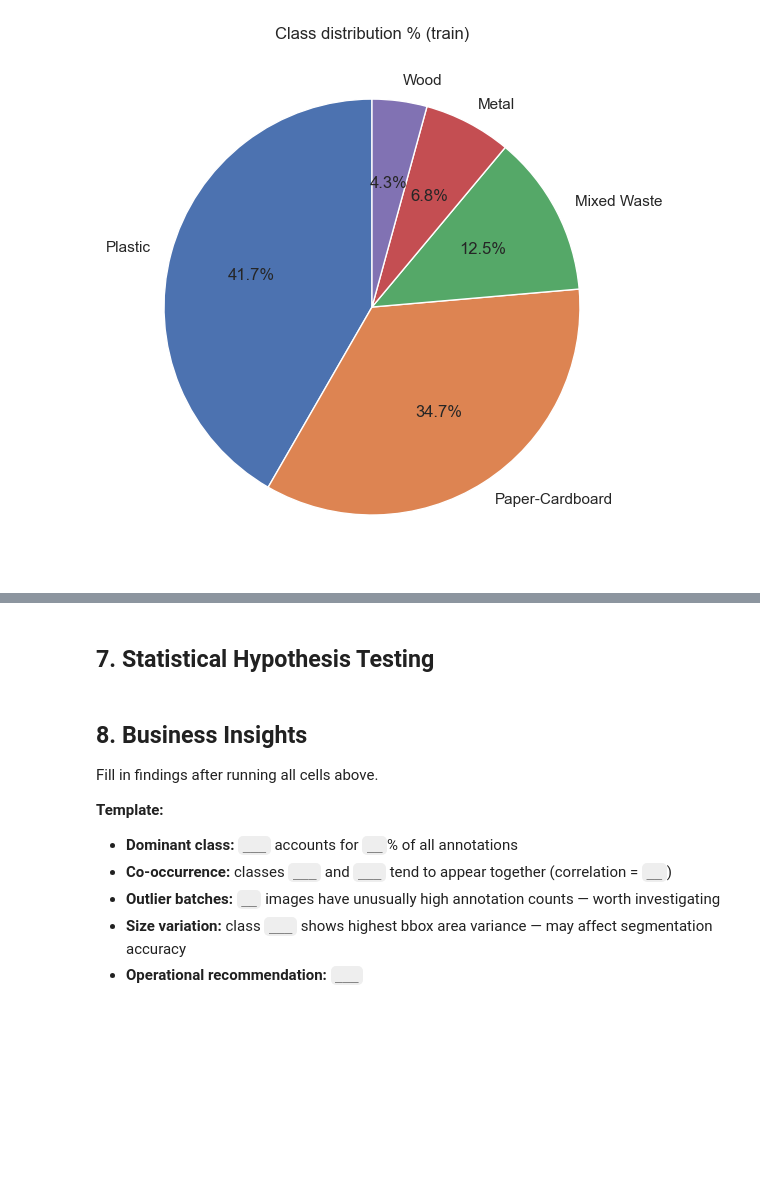
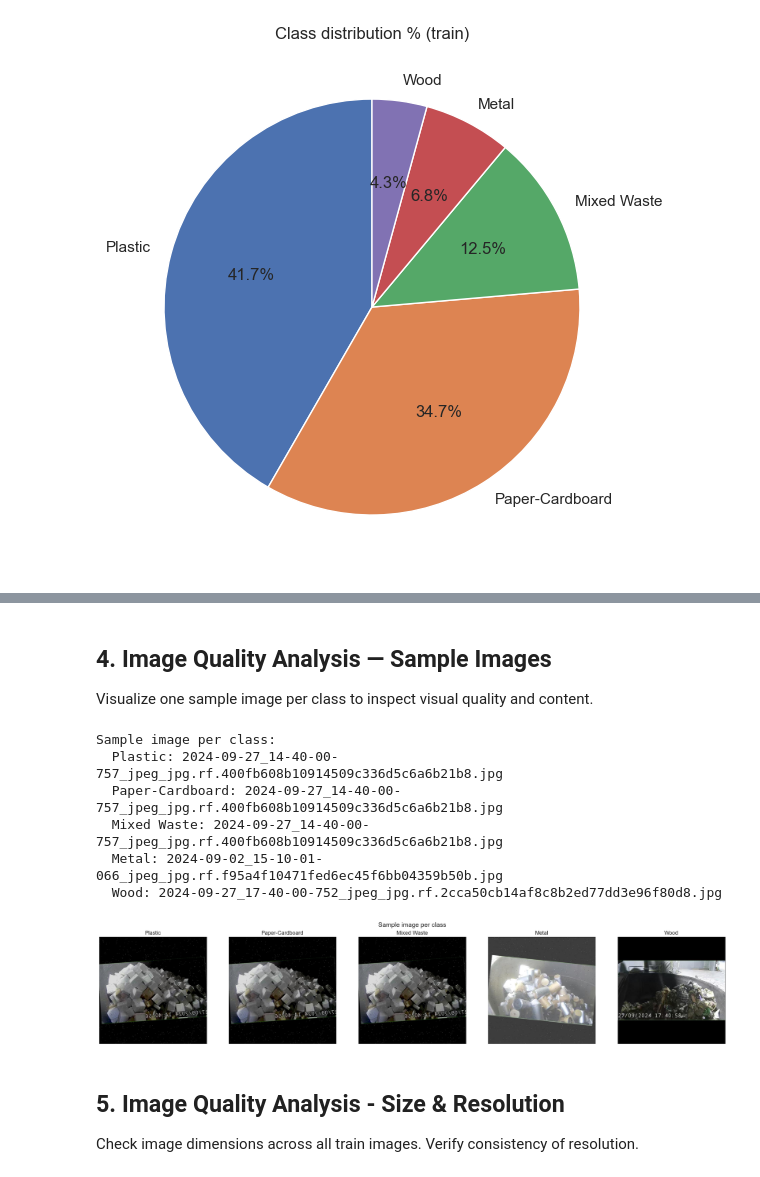
Before and after one commit to BhumipatSaengduan/industrial-waste-intelligence, a Jupyter notebook: notebooks/01_eda.ipynb, the cells around one changed output, grey strips where cells are left out. Drawn from its saved outputs; the diff is of its cells as text; code cells hidden in the pictures; blank space fills up the shorter version.

Commit message:
Phase 1 complete: EDA, statistical analysis, business insights

```diff
--- a/notebooks/01_eda.ipynb
+++ b/notebooks/01_eda.ipynb
@@ -158,20 +94,0 @@ print(img_class_counts.corr().round(2))
-# %%
-# IQR method — outlier images by annotation count
-ann_series = pd.Series(ann_counts)
-Q1, Q3     = ann_series.quantile(0.25), ann_series.quantile(0.75)
-IQR        = Q3 - Q1
-outliers   = ann_series[(ann_series < Q1 - 1.5 * IQR) | (ann_series > Q3 + 1.5 * IQR)]
-
-print(f'Q1: {Q1},  Q3: {Q3},  IQR: {IQR}')
-print(f'Outlier images (by annotation count): {len(outliers)}')
-print(outliers.sort_values(ascending=False).head(10))
-
-# Outlier by bbox area per class
-for cls in df['class_name'].unique():
-    subset = df[df['class_name'] == cls]['bbox_area']
-    q1, q3 = subset.quantile(0.25), subset.quantile(0.75)
-    iqr    = q3 - q1
-    out    = subset[(subset < q1 - 1.5 * iqr) | (subset > q3 + 1.5 * iqr)]
-    print(f'{cls}: {len(out)} outlier annotations')
-# %% [markdown]
-## 7. Statistical Hypothesis Testing
@@ -196,11 +95,48 @@ print(summary)
-# %% [markdown]
-## 8. Business Insights
-
-Fill in findings after running all cells above.
-
-**Template:**
-- **Dominant class:** `___` accounts for `__`% of all annotations
-- **Co-occurrence:** classes `___` and `___` tend to appear together (correlation = `__`)
-- **Outlier batches:** `__` images have unusually high annotation counts — worth investigating
-- **Size variation:** class `___` shows highest bbox area variance — may affect segmentation accuracy
-- **Operational recommendation:** `___`
+# %% [markdown]
+## 4. Image Quality Analysis — Sample Images
+Visualize one sample image per class to inspect visual quality and content.
+# %%
+import cv2
+
+TRAIN_IMG_DIR = '../data/raw/train'
+
+# Map image id to filename
+img_map = {img['id']: img['file_name'] for img in train_data['images']}
+
+# Get one sample image per class
+samples = {}
+for ann in train_data['annotations']:
+    cls = cat_map[ann['category_id']]
+    if cls not in samples:
+        samples[cls] = img_map[ann['image_id']]
+
+print('Sample image per class:')
+for cls, fname in samples.items():
+    print(f'  {cls}: {fname}')
+
+# Plot one image per class
+n_classes = len(samples)
+fig, axes = plt.subplots(1, n_classes, figsize=(4 * n_classes, 4))
+
+for ax, (cls, fname) in zip(axes, samples.items()):
+    img_path = os.path.join(TRAIN_IMG_DIR, fname)
+    img = cv2.imread(img_path)
+    img = cv2.cvtColor(img, cv2.COLOR_BGR2RGB)
+    ax.imshow(img)
+    ax.set_title(cls)
+    ax.axis('off')
+
+plt.suptitle('Sample image per class', fontsize=14)
+plt.tight_layout()
+plt.show()
+# %% [output]
+Sample image per class:
+  Plastic: 2024-09-27_14-40-00-757_jpeg_jpg.rf.400fb608b10914509c336d5c6a6b21b8.jpg
+  Paper-Cardboard: 2024-09-27_14-40-00-757_jpeg_jpg.rf.400fb608b10914509c336d5c6a6b21b8.jpg
+  Mixed Waste: 2024-09-27_14-40-00-757_jpeg_jpg.rf.400fb608b10914509c336d5c6a6b21b8.jpg
+  Metal: 2024-09-02_15-10-01-066_jpeg_jpg.rf.f95a4f10471fed6ec45f6bb04359b50b.jpg
+  Wood: 2024-09-27_17-40-00-752_jpeg_jpg.rf.2cca50cb14af8c8b2ed77dd3e96f80d8.jpg
+[figure, added]
+# %% [markdown]
+## 5. Image Quality Analysis - Size & Resolution
+Check image dimensions across all train images. Verify consistency of resolution.
```
Also changed, not shown: parts of 71 cells of this notebook.
